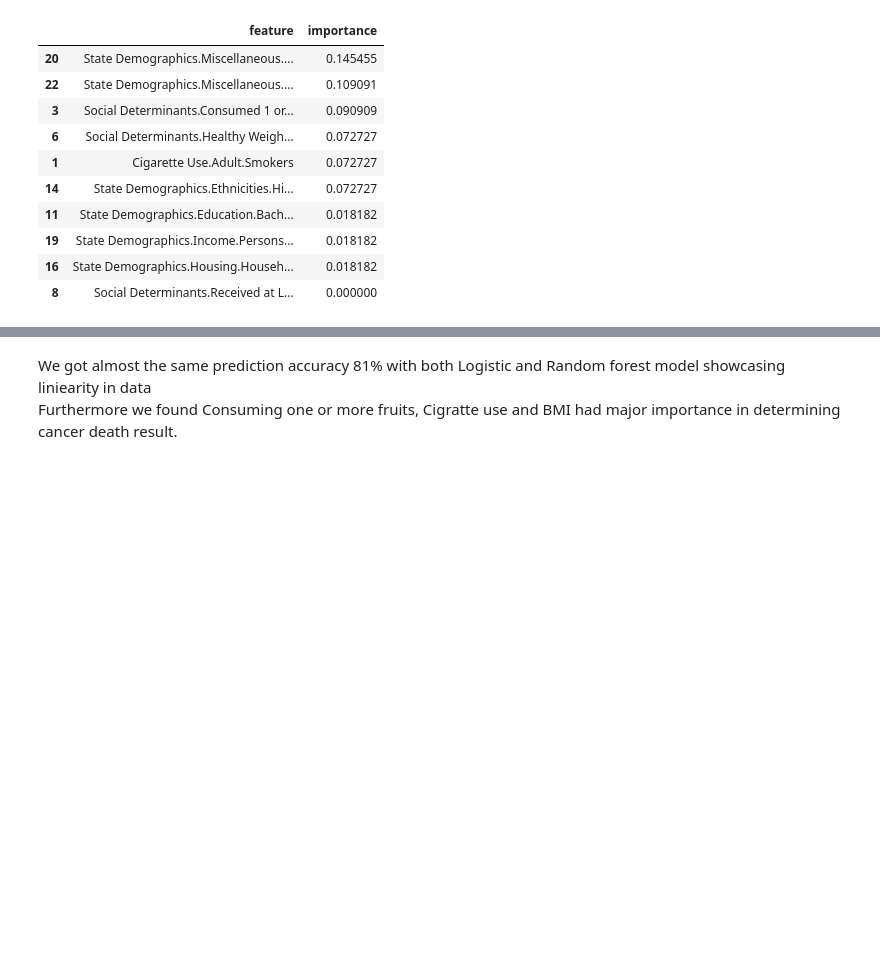
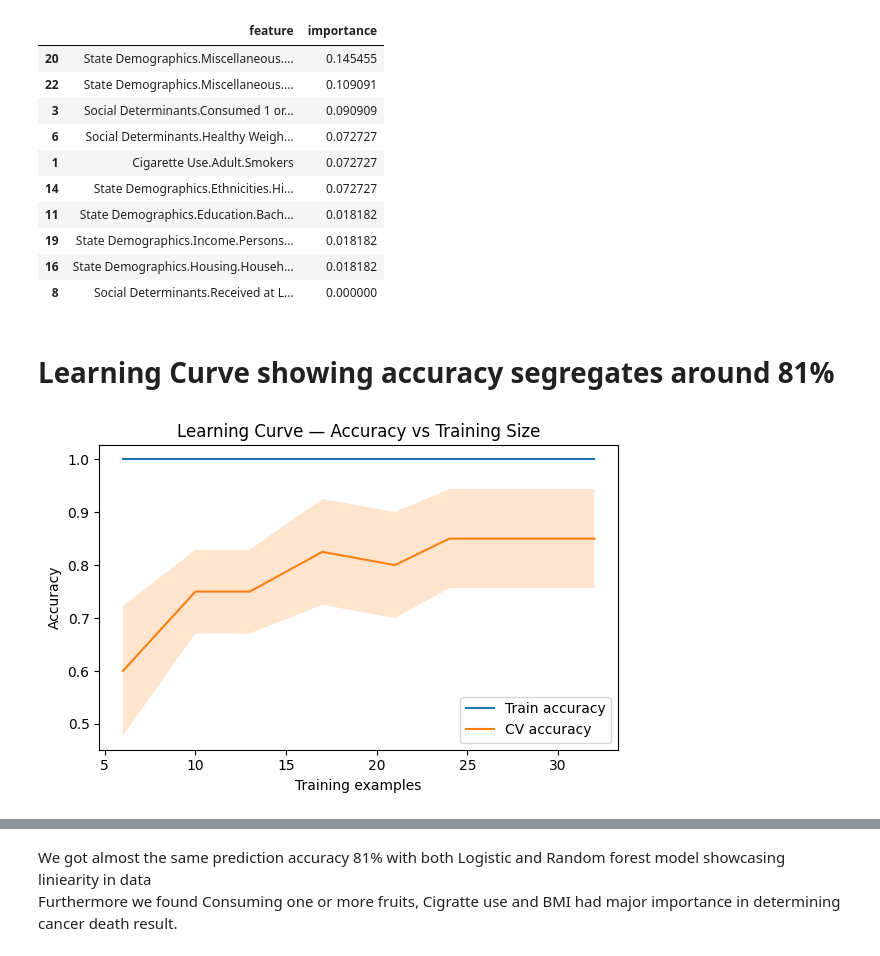
Before and after one commit to shipatel302/cancer_mortality, a Jupyter notebook: cancer_research.ipynb, the cells around one changed output, grey strips where cells are left out. Drawn from its saved outputs; the diff is of its cells as text; code cells hidden in the pictures; blank space fills up the shorter version.

```diff
--- a/cancer_research.ipynb
+++ b/cancer_research.ipynb
@@ -476,3 +477,38 @@ Accuracy: 0.8181818181818182
 | 19 | State Demographics.Income.Persons... | 0.018182 |
 | 16 | State Demographics.Housing.Househ... | 0.018182 |
 | 8 | Social Determinants.Received at L... | 0.000000 |
+# %% [markdown]
+# Learning Curve showing accuracy segregates around 81%
+# %%
+import numpy as np
+train_sizes = np.linspace(0.2, 1.0, 8)
+sizes, train_scores, val_scores = learning_curve(
+    estimator=pipeline,
+    X=X_train,
+    y=y_train,
+    train_sizes=train_sizes,
+    cv=5,
+    scoring="accuracy",
+    n_jobs=-1,
+    shuffle=True,
+    random_state=42,
+)
+
+train_mean = train_scores.mean(axis=1)
+train_std  = train_scores.std(axis=1)
+val_mean   = val_scores.mean(axis=1)
+val_std    = val_scores.std(axis=1)
+
+plt.figure(figsize=(6,4))
+plt.plot(sizes, train_mean, label="Train accuracy")
+plt.fill_between(sizes, train_mean-train_std, train_mean+train_std, alpha=0.2)
+plt.plot(sizes, val_mean, label="CV accuracy")
+plt.fill_between(sizes, val_mean-val_std, val_mean+val_std, alpha=0.2)
+plt.title("Learning Curve — Accuracy vs Training Size")
+plt.xlabel("Training examples")
+plt.ylabel("Accuracy")
+plt.legend()
+plt.tight_layout()
+plt.show()
+# %% [output]
+[figure, added]
```
Also changed, not shown: parts of 5 cells of this notebook, 3 other files.
